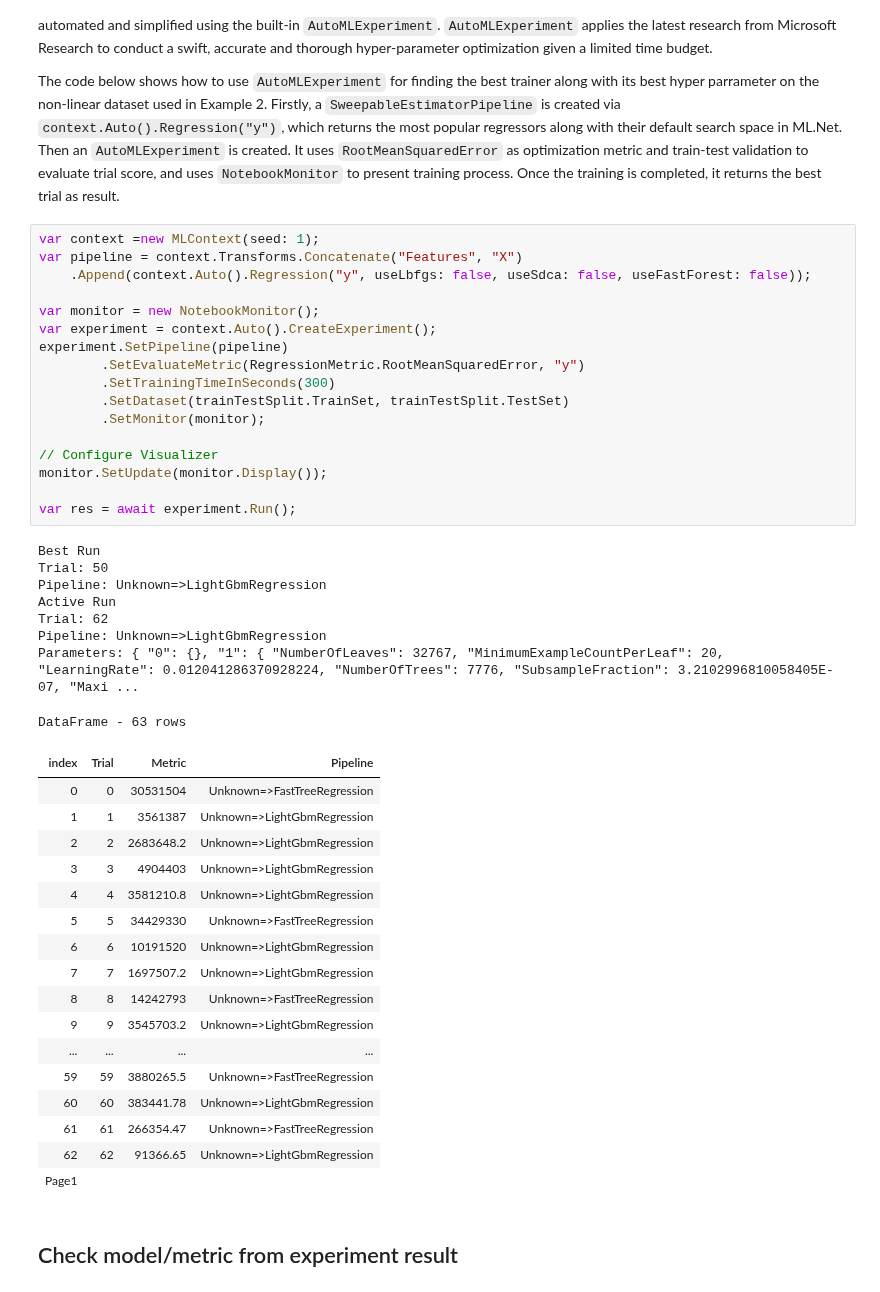
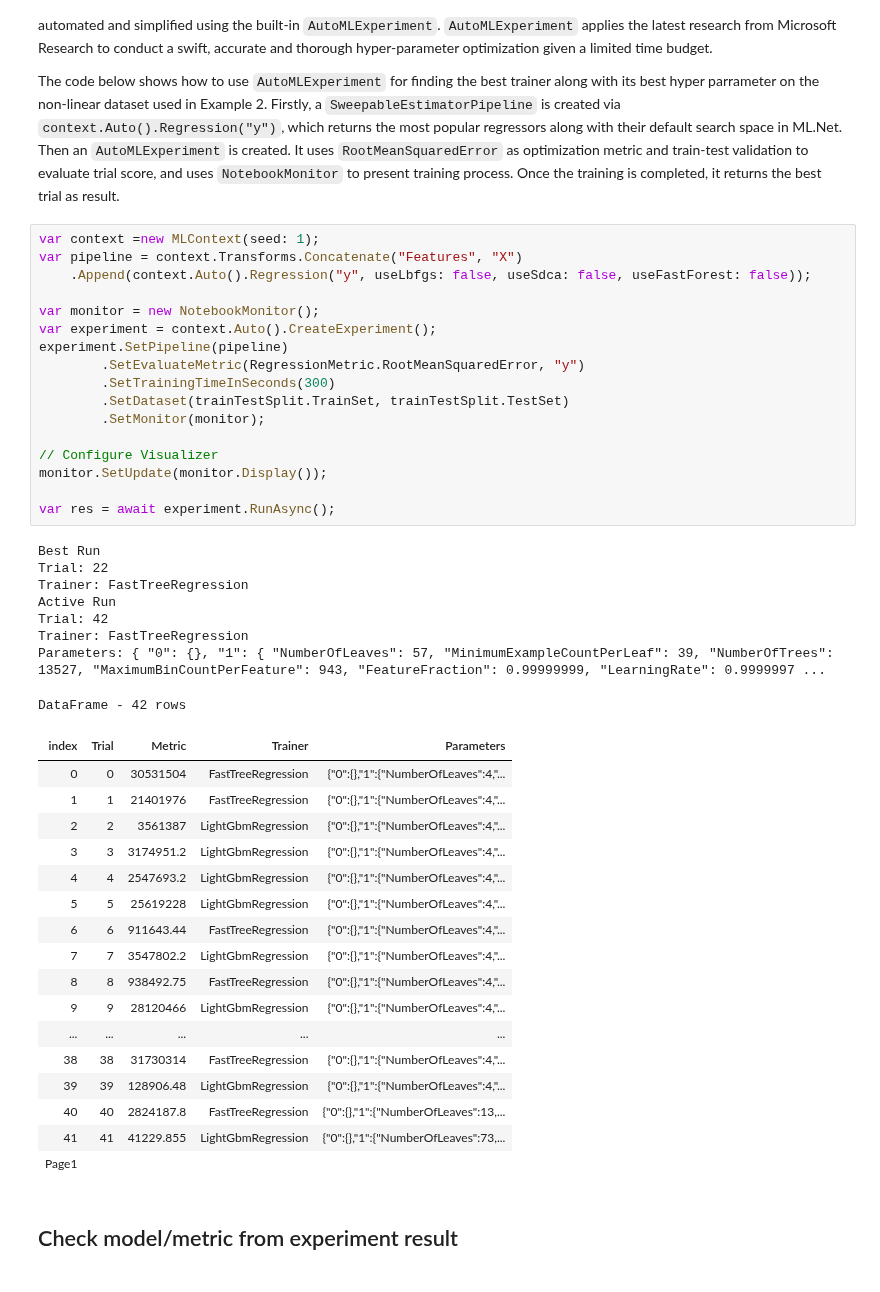
Before and after one commit to dotnet/csharp-notebooks, a Jupyter notebook: machine-learning/03-Training and AutoML.ipynb, the cells around one changed output. Saved outputs shown, nothing was run; the diff lists cells and outputs as text.

```diff
--- a/machine-learning/03-Training and AutoML.ipynb
+++ b/machine-learning/03-Training and AutoML.ipynb
@@ -201,46 +199,46 @@ The code below shows how to use `AutoMLExperiment` for finding the best trainer
 # %%
 var context =new MLContext(seed: 1);
 var pipeline = context.Transforms.Concatenate("Features", "X")
     .Append(context.Auto().Regression("y", useLbfgs: false, useSdca: false, useFastForest: false));
 
 var monitor = new NotebookMonitor();
 var experiment = context.Auto().CreateExperiment();
 experiment.SetPipeline(pipeline)
         .SetEvaluateMetric(RegressionMetric.RootMeanSquaredError, "y")
         .SetTrainingTimeInSeconds(300)
         .SetDataset(trainTestSplit.TrainSet, trainTestSplit.TestSet)
         .SetMonitor(monitor);
 
 // Configure Visualizer
 monitor.SetUpdate(monitor.Display());
 
-var res = await experiment.Run();
+var res = await experiment.RunAsync();
 # %% [output]
 Best Run
-Trial: 50
-Pipeline: Unknown=>LightGbmRegression
+Trial: 22
+Trainer: FastTreeRegression
 Active Run
-Trial: 62
-Pipeline: Unknown=>LightGbmRegression
-Parameters: { "0": {}, "1": { "NumberOfLeaves": 32767, "MinimumExampleCountPerLeaf": 20, "LearningRate": 0.012041286370928224, "NumberOfTrees": 7776, "SubsampleFraction": 3.2102996810058405E-07, "Maxi ...
+Trial: 42
+Trainer: FastTreeRegression
+Parameters: { "0": {}, "1": { "NumberOfLeaves": 57, "MinimumExampleCountPerLeaf": 39, "NumberOfTrees": 13527, "MaximumBinCountPerFeature": 943, "FeatureFraction": 0.99999999, "LearningRate": 0.9999997 ...
-DataFrame - 63 rows
+DataFrame - 42 rows
-| index | Trial | Metric | Pipeline |
-| 0 | 0 | 30531504 | Unknown=>FastTreeRegression |
-| 1 | 1 | 3561387 | Unknown=>LightGbmRegression |
-| 2 | 2 | 2683648.2 | Unknown=>LightGbmRegression |
-| 3 | 3 | 4904403 | Unknown=>LightGbmRegression |
-| 4 | 4 | 3581210.8 | Unknown=>LightGbmRegression |
-| 5 | 5 | 34429330 | Unknown=>FastTreeRegression |
-| 6 | 6 | 10191520 | Unknown=>LightGbmRegression |
-| 7 | 7 | 1697507.2 | Unknown=>LightGbmRegression |
-| 8 | 8 | 14242793 | Unknown=>FastTreeRegression |
-| 9 | 9 | 3545703.2 | Unknown=>LightGbmRegression |
-| ... | ... | ... | ... |
-| 59 | 59 | 3880265.5 | Unknown=>FastTreeRegression |
-| 60 | 60 | 383441.78 | Unknown=>LightGbmRegression |
-| 61 | 61 | 266354.47 | Unknown=>FastTreeRegression |
-| 62 | 62 | 91366.65 | Unknown=>LightGbmRegression |
-| Page1 |  |  |  |
+| index | Trial | Metric | Trainer | Parameters |
+| 0 | 0 | 30531504 | FastTreeRegression | {"0":{},"1":{"NumberOfLeaves":4,"... |
+| 1 | 1 | 21401976 | FastTreeRegression | {"0":{},"1":{"NumberOfLeaves":4,"... |
+| 2 | 2 | 3561387 | LightGbmRegression | {"0":{},"1":{"NumberOfLeaves":4,"... |
+| 3 | 3 | 3174951.2 | LightGbmRegression | {"0":{},"1":{"NumberOfLeaves":4,"... |
+| 4 | 4 | 2547693.2 | LightGbmRegression | {"0":{},"1":{"NumberOfLeaves":4,"... |
+| 5 | 5 | 25619228 | LightGbmRegression | {"0":{},"1":{"NumberOfLeaves":4,"... |
+| 6 | 6 | 911643.44 | FastTreeRegression | {"0":{},"1":{"NumberOfLeaves":4,"... |
+| 7 | 7 | 3547802.2 | LightGbmRegression | {"0":{},"1":{"NumberOfLeaves":4,"... |
+| 8 | 8 | 938492.75 | FastTreeRegression | {"0":{},"1":{"NumberOfLeaves":4,"... |
+| 9 | 9 | 28120466 | LightGbmRegression | {"0":{},"1":{"NumberOfLeaves":4,"... |
+| ... | ... | ... | ... | ... |
+| 38 | 38 | 31730314 | FastTreeRegression | {"0":{},"1":{"NumberOfLeaves":4,"... |
+| 39 | 39 | 128906.48 | LightGbmRegression | {"0":{},"1":{"NumberOfLeaves":4,"... |
+| 40 | 40 | 2824187.8 | FastTreeRegression | {"0":{},"1":{"NumberOfLeaves":13,... |
+| 41 | 41 | 41229.855 | LightGbmRegression | {"0":{},"1":{"NumberOfLeaves":73,... |
+| Page1 |  |  |  |  |
 # %% [markdown]
 ## Check model/metric from experiment result
 # %%
```
Also changed, not shown: parts of 3 cells of this notebook.
